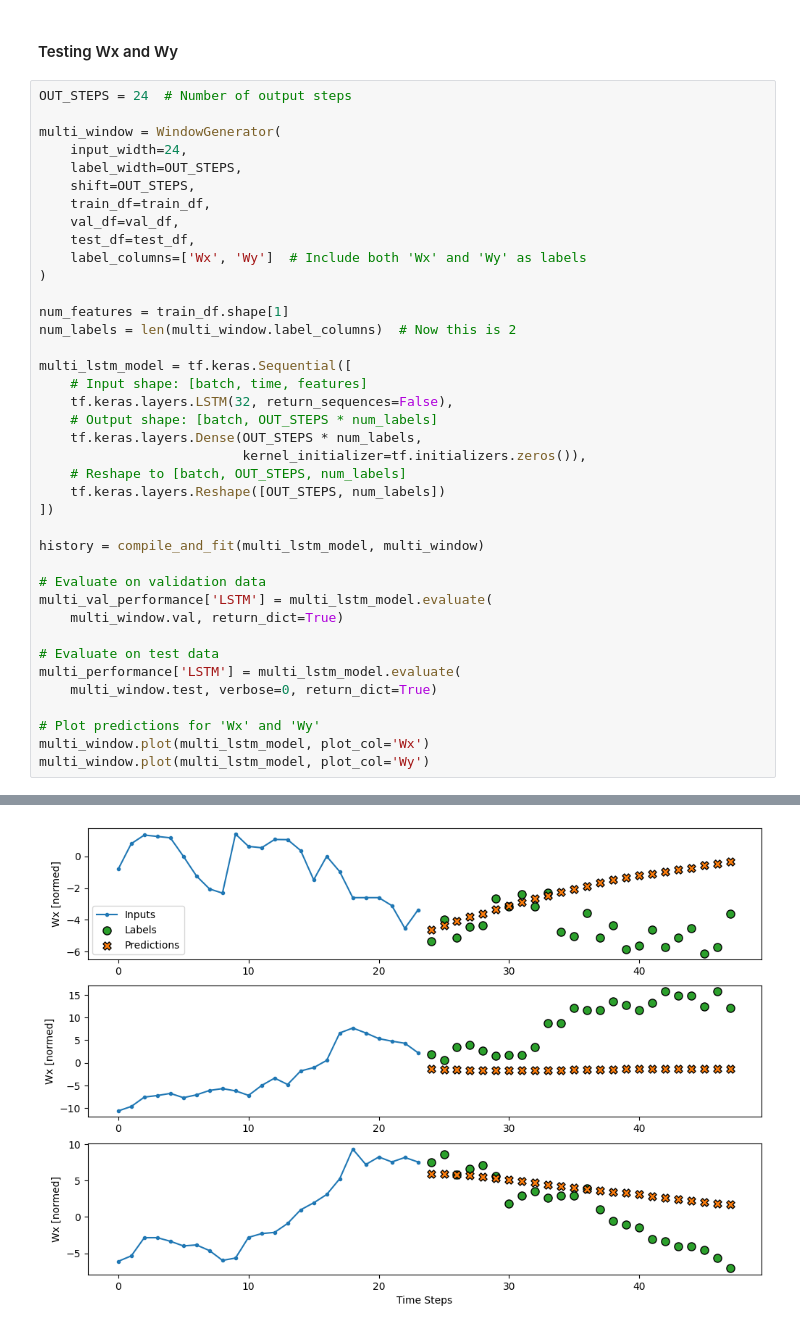
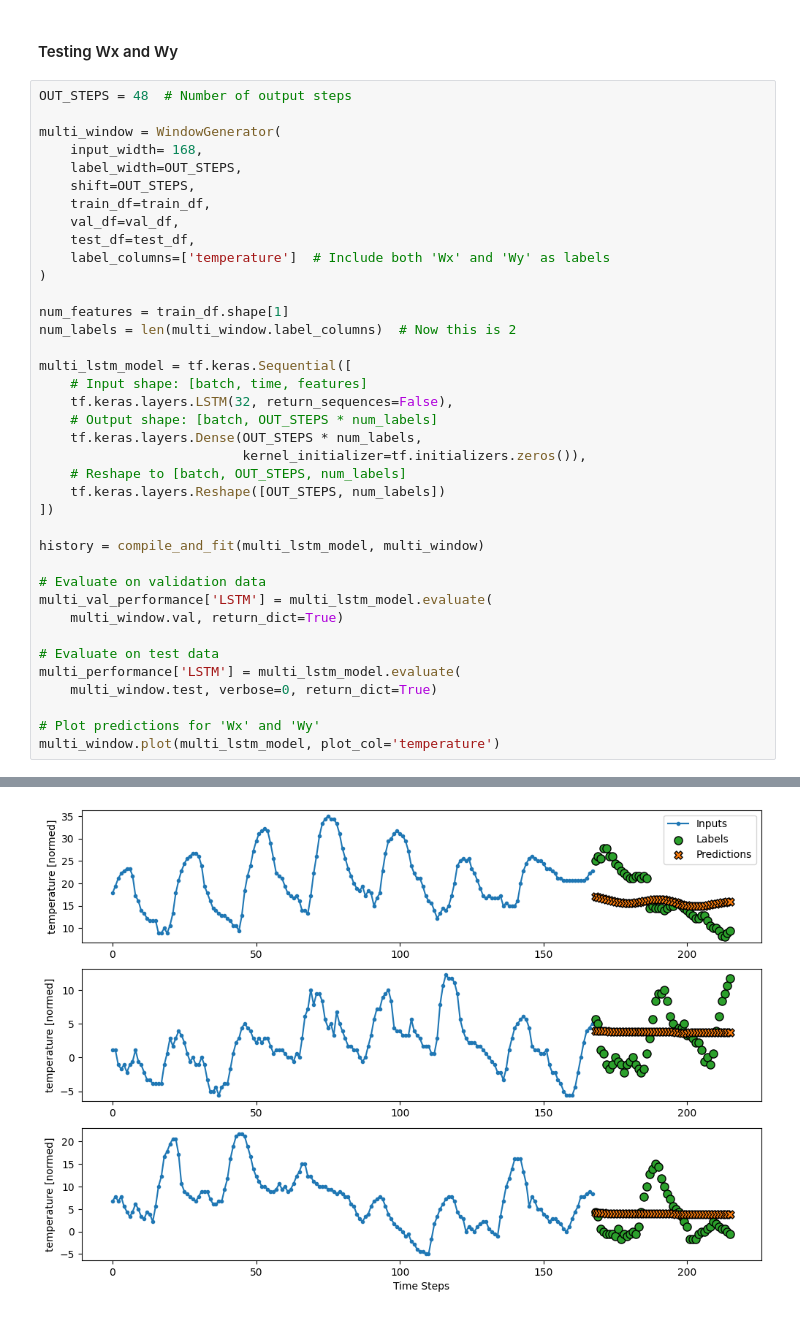
Before and after one commit to SweeneyCoder21/cmse492_project, a Jupyter notebook: models/predict_tornadoes.ipynb, the cells around one changed output, grey strips where cells are left out. Saved outputs shown, nothing was run; the diff lists cells and outputs as text.

Commit message:
updates to models

```diff
--- a/models/predict_tornadoes.ipynb
+++ b/models/predict_tornadoes.ipynb
@@ -151,16 +159,16 @@ multi_window.plot(multi_lstm_model, plot_col='Wx')
 # %% [markdown]
 #### Testing Wx and Wy
 # %%
-OUT_STEPS = 24  # Number of output steps
+OUT_STEPS = 48  # Number of output steps
 
 multi_window = WindowGenerator(
-    input_width=24,
+    input_width= 168,
     label_width=OUT_STEPS,
     shift=OUT_STEPS,
     train_df=train_df,
     val_df=val_df,
     test_df=test_df,
-    label_columns=['Wx', 'Wy']  # Include both 'Wx' and 'Wy' as labels
+    label_columns=['temperature']  # Include both 'Wx' and 'Wy' as labels
 )
 
 num_features = train_df.shape[1]
@@ -187,7 +195,6 @@ multi_performance['LSTM'] = multi_lstm_model.evaluate(
     multi_window.test, verbose=0, return_dict=True)
 
 # Plot predictions for 'Wx' and 'Wy'
-multi_window.plot(multi_lstm_model, plot_col='Wx')
-multi_window.plot(multi_lstm_model, plot_col='Wy')
+multi_window.plot(multi_lstm_model, plot_col='temperature')
 # %% [output]
 Epoch 1/20
@@ -210 +217 @@ Epoch 13/20
-[figure, old version]
+[figure, new version]
```
Also changed, not shown: parts of 4 cells of this notebook, 1 other file.
